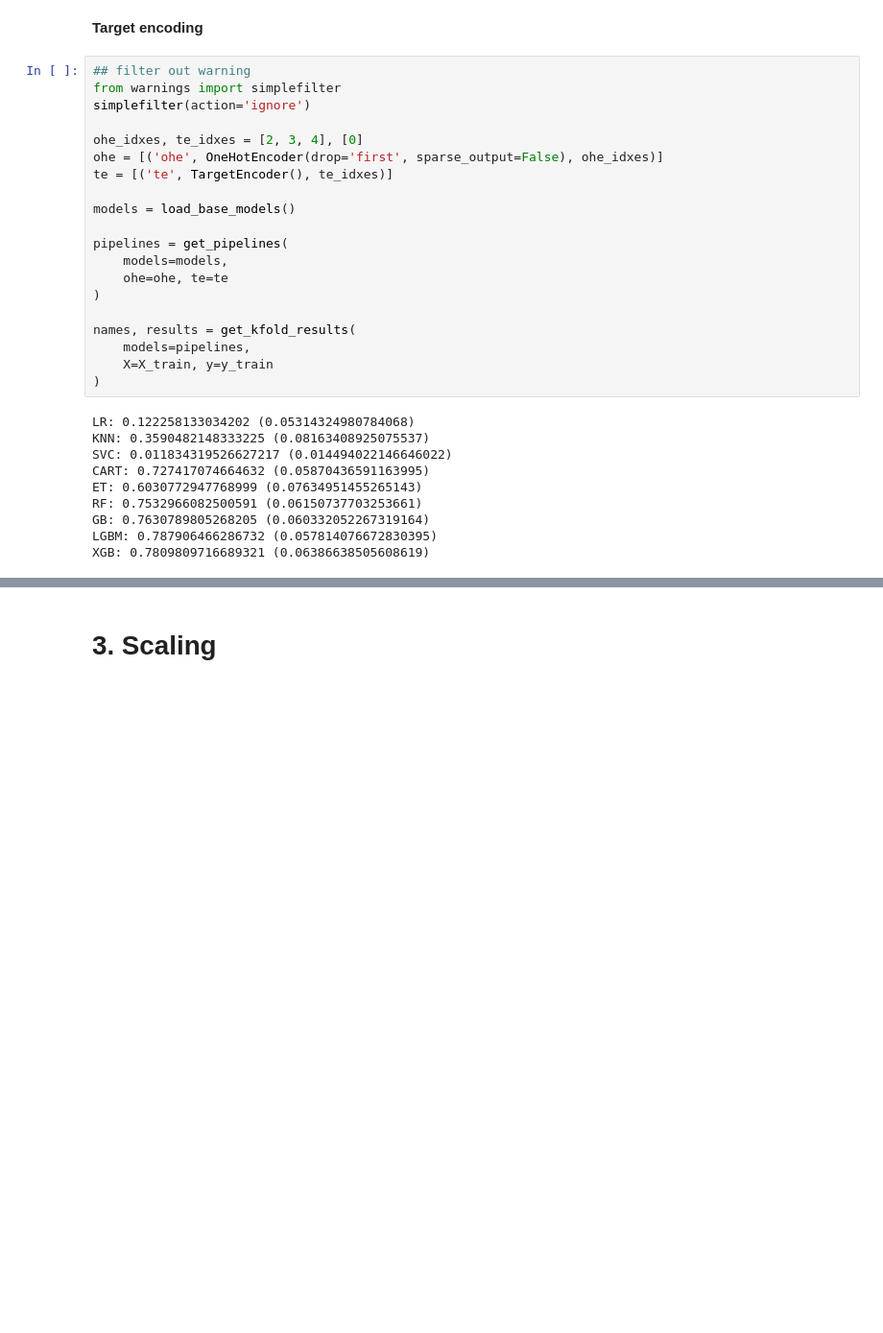
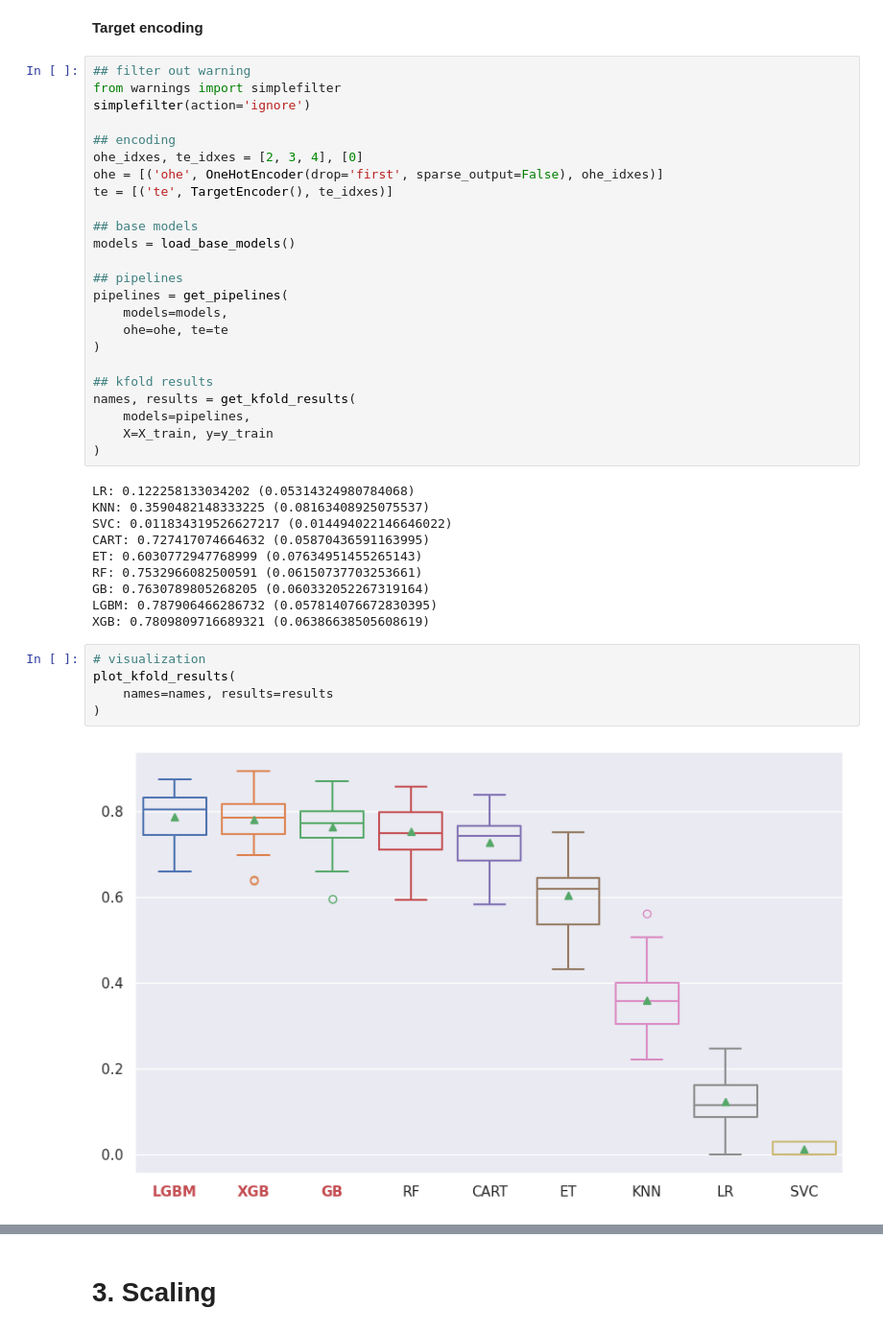
Before and after one commit to hyugai/MLOps_Marketing_CustomerChurn_2020KaggleCompetition, a Jupyter notebook: notebooks/predictive/single/features_engineering.ipynb, the cells around one changed output, grey strips where cells are left out. Shown at 96% size. Cells and saved outputs as stored; diff of their text form; blank space fills up the shorter version.

```diff
--- a/notebooks/predictive/single/features_engineering.ipynb
+++ b/notebooks/predictive/single/features_engineering.ipynb
@@ -243,17 +243,21 @@ plot_kfold_results(
 from warnings import simplefilter
 simplefilter(action='ignore')
 
+## encoding
 ohe_idxes, te_idxes = [2, 3, 4], [0]
 ohe = [('ohe', OneHotEncoder(drop='first', sparse_output=False), ohe_idxes)]
 te = [('te', TargetEncoder(), te_idxes)]
 
+## base models
 models = load_base_models()
 
+## pipelines
 pipelines = get_pipelines(
     models=models,
     ohe=ohe, te=te
 )
 
+## kfold results
 names, results = get_kfold_results(
     models=pipelines,
     X=X_train, y=y_train
@@ -268,3 +272,10 @@ RF: 0.7532966082500591 (0.06150737703253661)
 GB: 0.7630789805268205 (0.060332052267319164)
 LGBM: 0.787906466286732 (0.057814076672830395)
 XGB: 0.7809809716689321 (0.06386638505608619)
+# %%
+# visualization
+plot_kfold_results(
+    names=names, results=results
+)
+# %% [output]
+[figure, added]
```
Also changed, not shown: parts of 2 cells of this notebook.
